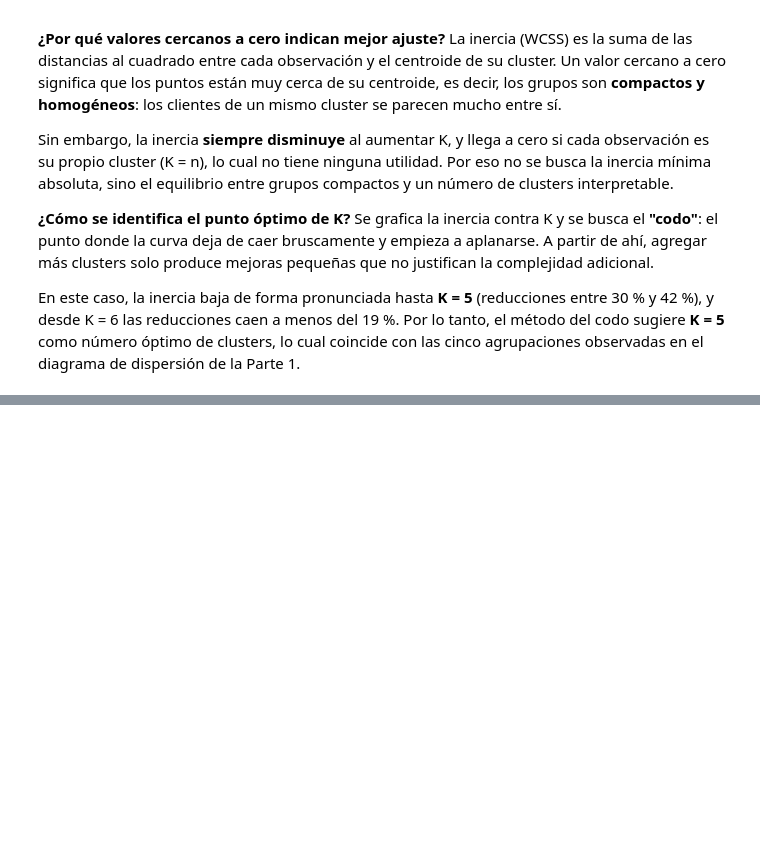
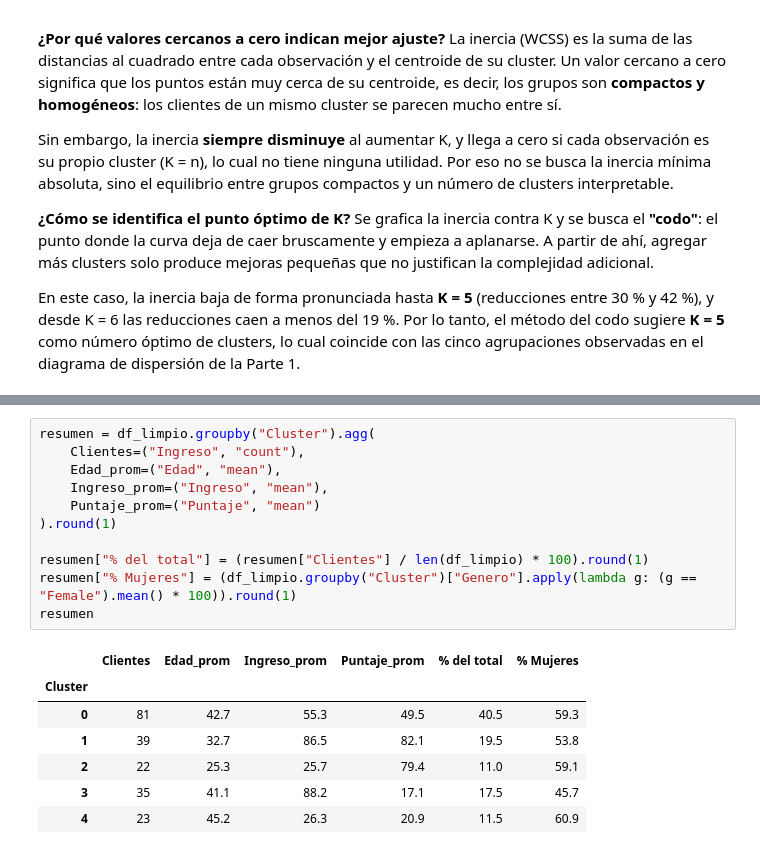
Before and after one commit to dramirezdlp99/taller-kmeans-segmentacion, a Jupyter notebook: taller_kmeans.ipynb, the cells around one changed output, grey strips where cells are left out. Drawn from its saved outputs; the diff is of its cells as text; blank space fills up the shorter version.

```diff
--- a/taller_kmeans.ipynb
+++ b/taller_kmeans.ipynb
@@ -296,0 +415,19 @@ En este caso, la inercia baja de forma pronunciada hasta **K = 5** (reducciones
+# %%
+resumen = df_limpio.groupby("Cluster").agg(
+    Clientes=("Ingreso", "count"),
+    Edad_prom=("Edad", "mean"),
+    Ingreso_prom=("Ingreso", "mean"),
+    Puntaje_prom=("Puntaje", "mean")
+).round(1)
+
+resumen["% del total"] = (resumen["Clientes"] / len(df_limpio) * 100).round(1)
+resumen["% Mujeres"] = (df_limpio.groupby("Cluster")["Genero"].apply(lambda g: (g == "Female").mean() * 100)).round(1)
+resumen
+# %% [output]
+|  | Clientes | Edad_prom | Ingreso_prom | Puntaje_prom | % del total | % Mujeres |
+| Cluster |  |  |  |  |  |  |
+| 0 | 81 | 42.7 | 55.3 | 49.5 | 40.5 | 59.3 |
+| 1 | 39 | 32.7 | 86.5 | 82.1 | 19.5 | 53.8 |
+| 2 | 22 | 25.3 | 25.7 | 79.4 | 11.0 | 59.1 |
+| 3 | 35 | 41.1 | 88.2 | 17.1 | 17.5 | 45.7 |
+| 4 | 23 | 45.2 | 26.3 | 20.9 | 11.5 | 60.9 |
```
Also changed, not shown: parts of 9 cells of this notebook.
